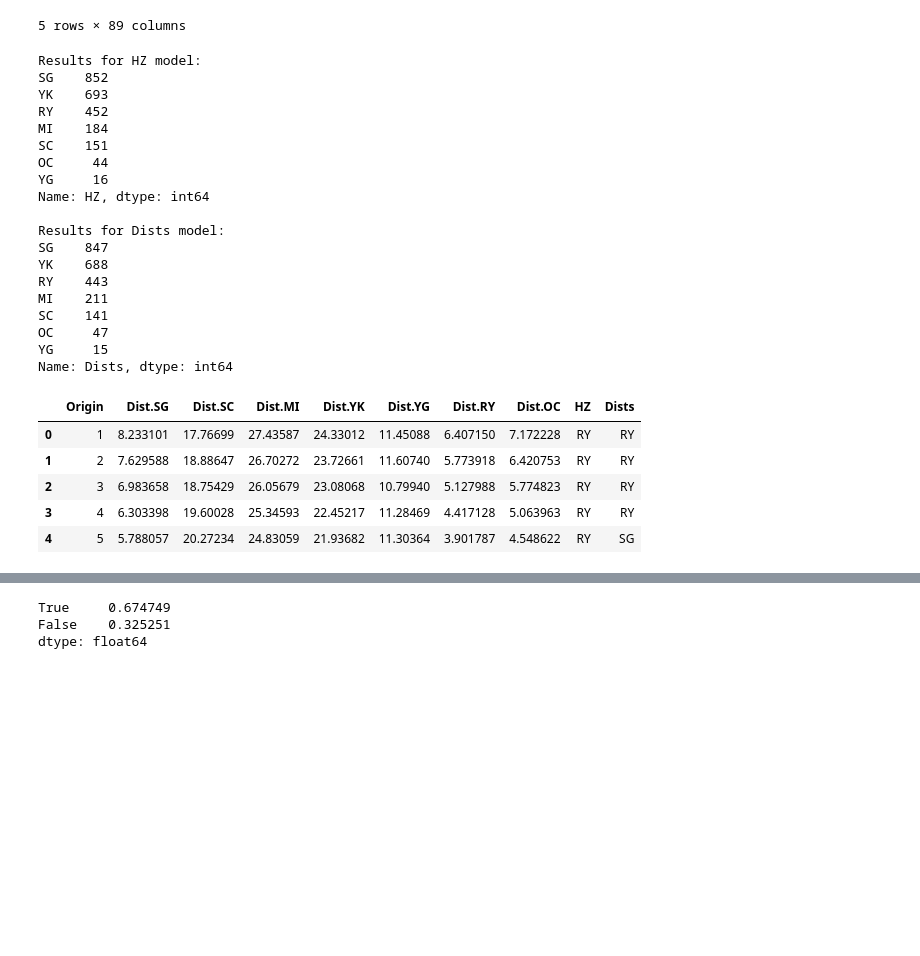
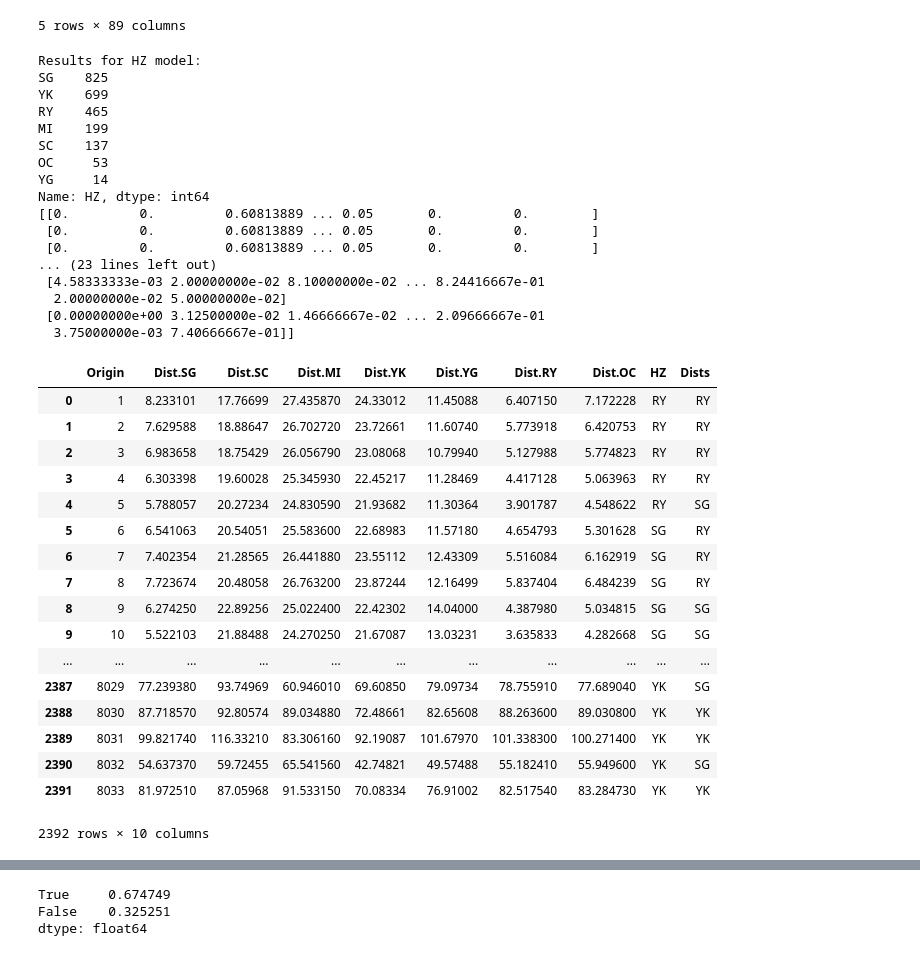
Before and after one commit to gonzaloMS-2000/PORPOS-TMG, a Jupyter notebook: Random_Forest/RF_Predictions.ipynb, the cells around one changed output, grey strips where cells are left out. Drawn from its saved outputs; the diff is of its cells as text; code cells hidden in the pictures; blank space fills up the shorter version.

```diff
--- a/Random_Forest/RF_Predictions.ipynb
+++ b/Random_Forest/RF_Predictions.ipynb
@@ -34,32 +38,42 @@ def run_model(x_train, x_test, colname):
 # %%
-run_model(df['HomeZone'].values.reshape(-1, 1), full_zones_df['Origin'].values.reshape(-1, 1), "HZ")
-run_model(df.iloc[:, 17:24], full_zones_df.iloc[:, 1:8], "Dists")
+probs_HZ = run_model(df['HomeZone'].values.reshape(-1, 1), full_zones_df['Origin'].values.reshape(-1, 1), "HZ")
+probs_dist = run_model(df.iloc[:, 17:24], full_zones_df.iloc[:, 1:8], "Dists")
 # %% [output]
 Results for HZ model:
-SG    852
-YK    693
-RY    452
-MI    184
-SC    151
-OC     44
-YG     16
+SG    825
+YK    699
+RY    465
+MI    199
+SC    137
+OC     53
+YG     14
 Name: HZ, dtype: int64
-
-Results for Dists model:
-SG    847
-YK    688
-RY    443
-MI    211
-SC    141
-OC     47
-YG     15
-Name: Dists, dtype: int64
+[[0.         0.         0.60813889 ... 0.05       0.         0.        ]
+ [0.         0.         0.60813889 ... 0.05       0.         0.        ]
+ [0.         0.         0.60813889 ... 0.05       0.         0.        ]
+... (23 lines left out)
+ [4.58333333e-03 2.00000000e-02 8.10000000e-02 ... 8.24416667e-01
+  2.00000000e-02 5.00000000e-02]
+ [0.00000000e+00 3.12500000e-02 1.46666667e-02 ... 2.09666667e-01
+  3.75000000e-03 7.40666667e-01]]
 # %%
-full_zones_df.head()
+full_zones_df
 # %% [output]
 |  | Origin | Dist.SG | Dist.SC | Dist.MI | Dist.YK | Dist.YG | Dist.RY | Dist.OC | HZ | Dists |
-| 0 | 1 | 8.233101 | 17.76699 | 27.43587 | 24.33012 | 11.45088 | 6.407150 | 7.172228 | RY | RY |
-| 1 | 2 | 7.629588 | 18.88647 | 26.70272 | 23.72661 | 11.60740 | 5.773918 | 6.420753 | RY | RY |
-| 2 | 3 | 6.983658 | 18.75429 | 26.05679 | 23.08068 | 10.79940 | 5.127988 | 5.774823 | RY | RY |
-| 3 | 4 | 6.303398 | 19.60028 | 25.34593 | 22.45217 | 11.28469 | 4.417128 | 5.063963 | RY | RY |
-| 4 | 5 | 5.788057 | 20.27234 | 24.83059 | 21.93682 | 11.30364 | 3.901787 | 4.548622 | RY | SG |
+| 0 | 1 | 8.233101 | 17.76699 | 27.435870 | 24.33012 | 11.45088 | 6.407150 | 7.172228 | RY | RY |
+| 1 | 2 | 7.629588 | 18.88647 | 26.702720 | 23.72661 | 11.60740 | 5.773918 | 6.420753 | RY | RY |
+| 2 | 3 | 6.983658 | 18.75429 | 26.056790 | 23.08068 | 10.79940 | 5.127988 | 5.774823 | RY | RY |
+| 3 | 4 | 6.303398 | 19.60028 | 25.345930 | 22.45217 | 11.28469 | 4.417128 | 5.063963 | RY | RY |
+| 4 | 5 | 5.788057 | 20.27234 | 24.830590 | 21.93682 | 11.30364 | 3.901787 | 4.548622 | RY | SG |
+| 5 | 6 | 6.541063 | 20.54051 | 25.583600 | 22.68983 | 11.57180 | 4.654793 | 5.301628 | SG | RY |
+| 6 | 7 | 7.402354 | 21.28565 | 26.441880 | 23.55112 | 12.43309 | 5.516084 | 6.162919 | SG | RY |
+| 7 | 8 | 7.723674 | 20.48058 | 26.763200 | 23.87244 | 12.16499 | 5.837404 | 6.484239 | SG | RY |
+| 8 | 9 | 6.274250 | 22.89256 | 25.022400 | 22.42302 | 14.04000 | 4.387980 | 5.034815 | SG | SG |
+| 9 | 10 | 5.522103 | 21.88488 | 24.270250 | 21.67087 | 13.03231 | 3.635833 | 4.282668 | SG | SG |
+| ... | ... | ... | ... | ... | ... | ... | ... | ... | ... | ... |
+| 2387 | 8029 | 77.239380 | 93.74969 | 60.946010 | 69.60850 | 79.09734 | 78.755910 | 77.689040 | YK | SG |
+| 2388 | 8030 | 87.718570 | 92.80574 | 89.034880 | 72.48661 | 82.65608 | 88.263600 | 89.030800 | YK | YK |
+| 2389 | 8031 | 99.821740 | 116.33210 | 83.306160 | 92.19087 | 101.67970 | 101.338300 | 100.271400 | YK | YK |
+| 2390 | 8032 | 54.637370 | 59.72455 | 65.541560 | 42.74821 | 49.57488 | 55.182410 | 55.949600 | YK | SG |
+| 2391 | 8033 | 81.972510 | 87.05968 | 91.533150 | 70.08334 | 76.91002 | 82.517540 | 83.284730 | YK | YK |
+2392 rows × 10 columns
```
Also changed, not shown: parts of 6 cells of this notebook, 55 other files.
